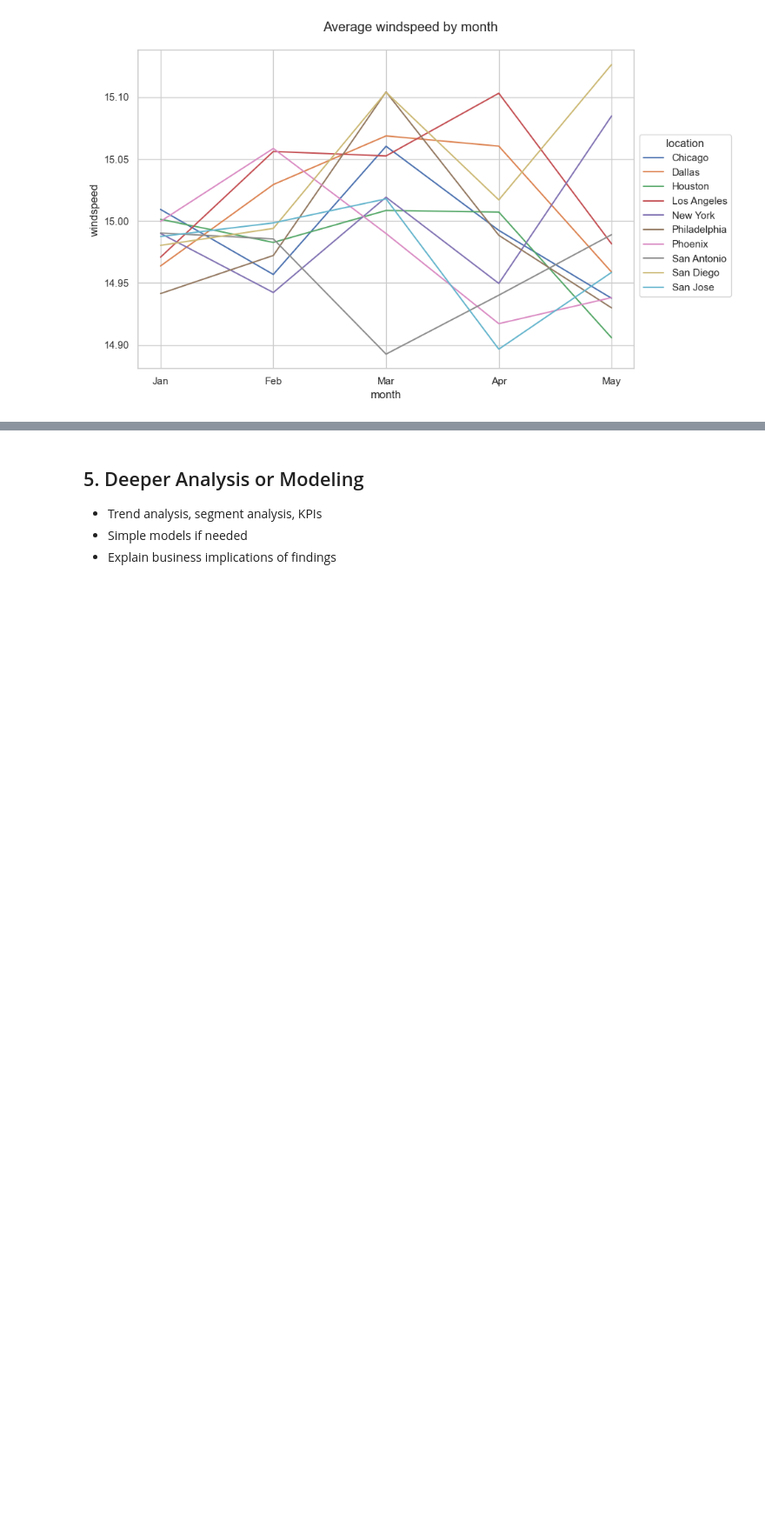
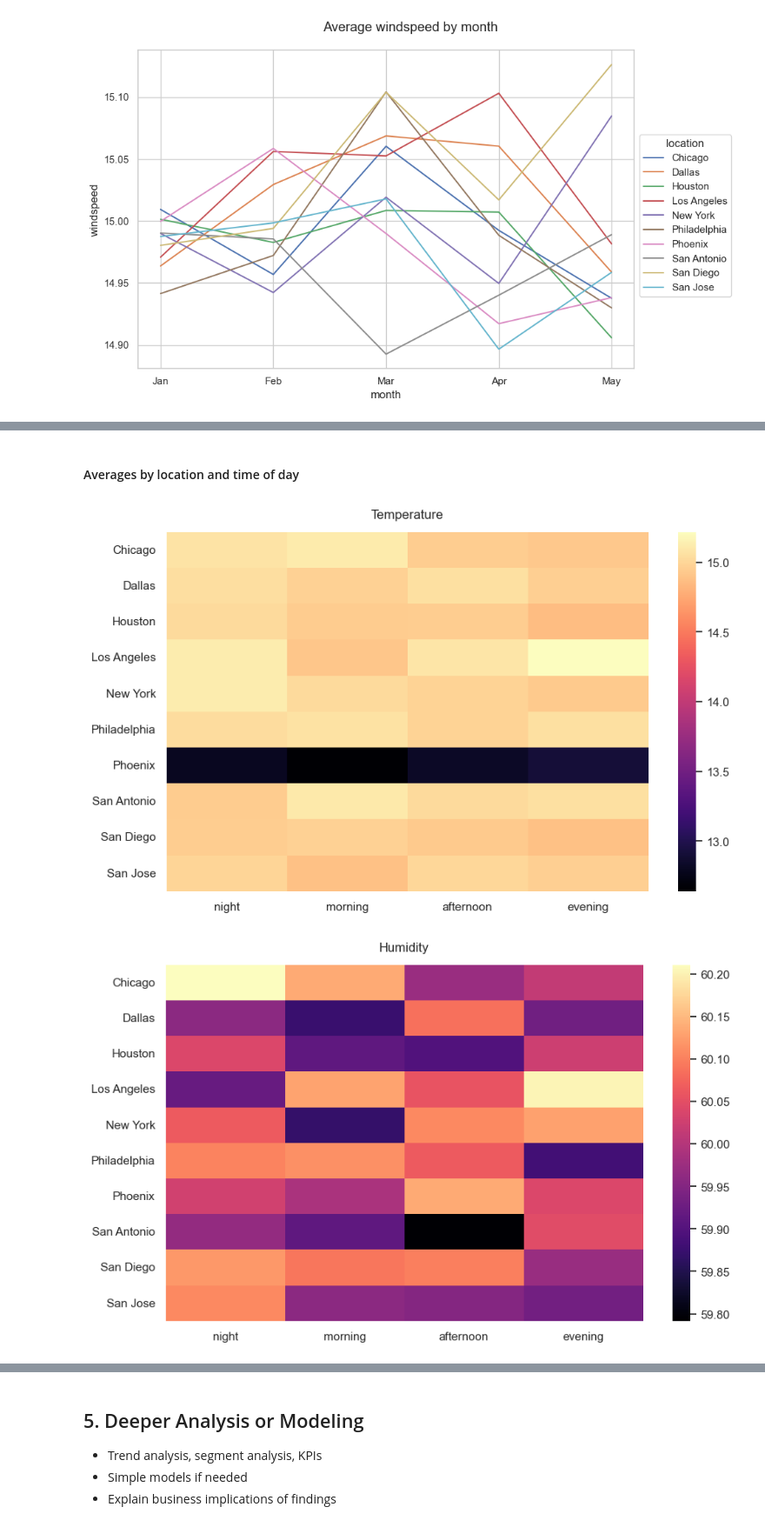
Before and after one commit to kozmik-moore/simple-weather-analysis, a Jupyter notebook: code/notebook.ipynb, the cells around one changed output, grey strips where cells are left out. Shown at 87% size. Drawn from its saved outputs; the diff is of its cells as text; code cells hidden in the pictures; blank space fills up the shorter version.

```diff
--- a/code/notebook.ipynb
+++ b/code/notebook.ipynb
@@ -378,0 +401,25 @@ for c in weather_vars:
+# %% [markdown]
+#### Averages by location and time of day
+# %%
+# Averages by time of day
+df['hour'] = df.datetime.dt.hour
+bins = [0, 6, 12, 18, 24]
+labels = ['night', 'morning', 'afternoon', 'evening']
+df['time_of_day'] = pd.cut(df.hour, bins=bins, labels=labels, right=False)
+df.time_of_day = df.time_of_day.astype('category')
+# %%
+# Visualization of averages by time of day
+df_agg = df.groupby(['location', 'time_of_day'], observed=False).agg('mean')[weather_vars].reset_index()
+target_dir = join(images_dir, 'averages', 'time of day')
+for c in weather_vars:
+    fig, ax = plt.subplots()
+    df_agg_piv = df_agg.pivot(index='location', columns='time_of_day')[c]
+    sns.heatmap(df_agg_piv, cmap='mako' if c in ['precipitation', 'windspeed'] else 'magma', ax=ax)
+    ax.set_title(c.capitalize(), y=1.02)
+    ax.set_xlabel('')
+    ax.set_ylabel('')
+    fig.savefig(join(target_dir, f'{c}.png'))
+plt.tight_layout()
+# %% [output]
+[figure, added]
+[figure, added]
```
Also changed, not shown: parts of 12 cells of this notebook, 20 other files.
